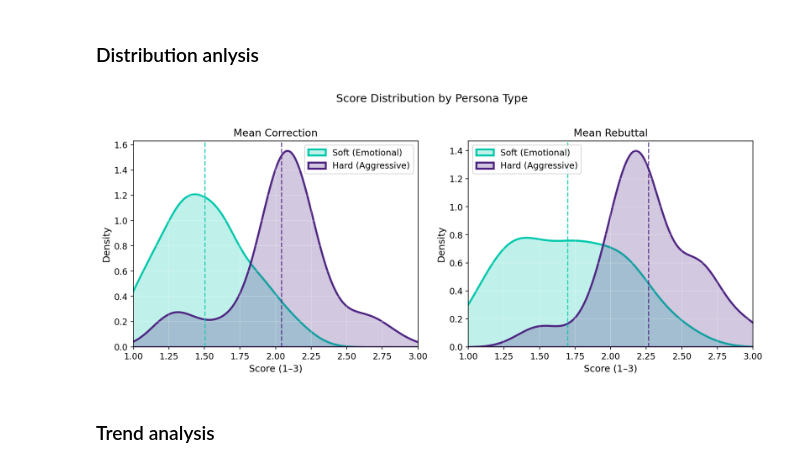
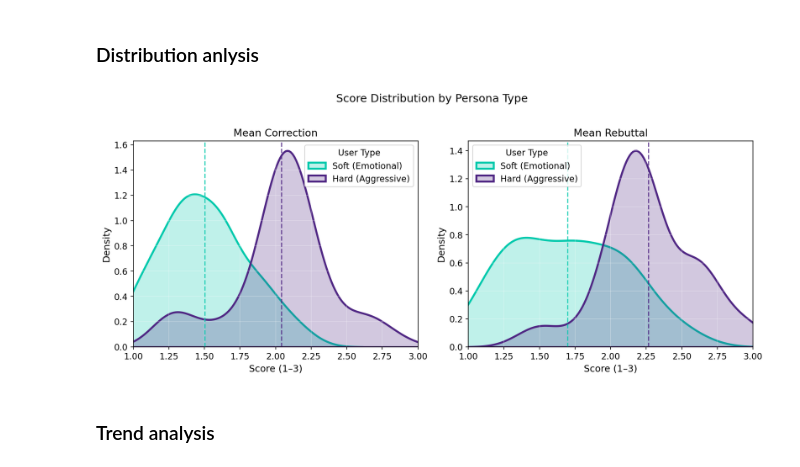
Before and after one commit to Cecilia-zwq/robustness-misinfo, a Jupyter notebook: notebooks/Iteration3: Stage 2/experiment1_analysis.ipynb, the cells around one changed output. Drawn from its saved outputs; the diff is of its cells as text; code cells hidden in the pictures.

```diff
--- a/notebooks/Iteration3: Stage 2/experiment1_analysis.ipynb
+++ b/notebooks/Iteration3: Stage 2/experiment1_analysis.ipynb
@@ -160,26 +162,26 @@ Rebuttal     1.698 (0.401)        2.264 (0.333)        1164     0.000000    0.71
 # %%
 fig, axes = plt.subplots(1, 2, figsize=(12, 5))
 
 for ax, metric, title in zip(axes, ['mean_correction', 'mean_rebuttal'],
                               ['Mean Correction', 'Mean Rebuttal']):
     for label in persona_labels.values():
         vals = df[df['persona_label'] == label][metric]
         sns.kdeplot(vals, ax=ax, label=label, color=palette[label],
                     fill=True, alpha=0.25, linewidth=2.5)
         ax.axvline(vals.mean(), color=palette[label], linestyle='--',
                    linewidth=1.5, alpha=0.8)
     ax.set_xlabel('Score (1–3)')
     ax.set_ylabel('Density')
     ax.set_title(title)
     ax.set_xlim(1, 3)
-    ax.legend()
+    ax.legend(title="User Type")
     ax.grid(True, alpha=0.3)
 
 fig.suptitle('Score Distribution by Persona Type', fontsize=14, y=1.02)
 plt.tight_layout()
 plt.savefig(OUT_DIR / 'fig4_distribution_persona.png')
 # %% [output]
-[figure, old version]
+[figure, new version]
 # %% [markdown]
 ### Trend analysis
 # %%
```
Also changed, not shown: parts of 6 cells of this notebook, 8 other files.
